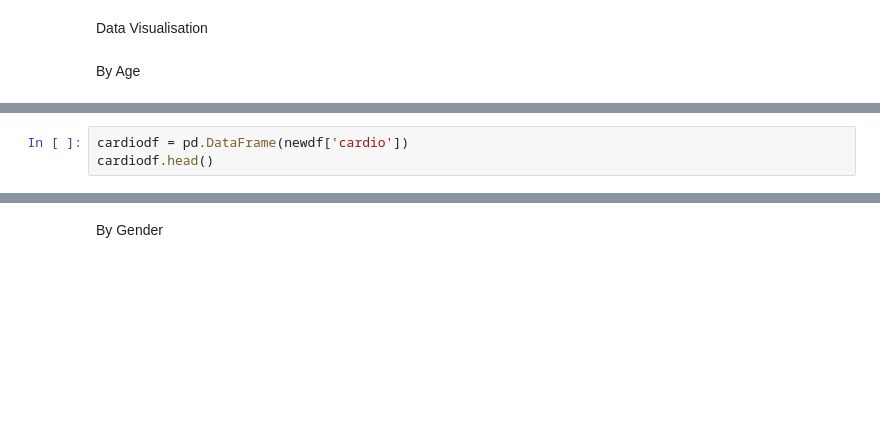
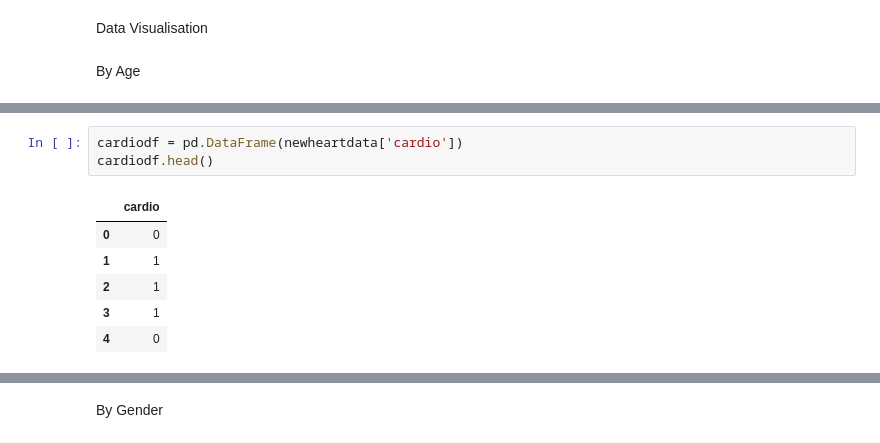
Before and after one commit to kelvtan96/EE0005, a Jupyter notebook: Project Code.ipynb, the cells around one changed output, grey strips where cells are left out. Saved outputs shown, nothing was run; the diff lists cells and outputs as text; blank space fills up the shorter version.

```diff
--- a/Project Code.ipynb
+++ b/Project Code.ipynb
@@ -155,4 +146,11 @@ ValueError: Grouper for 'years' not 1-dimensional
 # %%
-cardiodf = pd.DataFrame(newdf['cardio'])
+cardiodf = pd.DataFrame(newheartdata['cardio'])
 cardiodf.head()
+# %% [output]
+|  | cardio |
+| 0 | 0 |
+| 1 | 1 |
+| 2 | 1 |
+| 3 | 1 |
+| 4 | 0 |
 # %%
```
Also changed, not shown: parts of 8 cells of this notebook.
